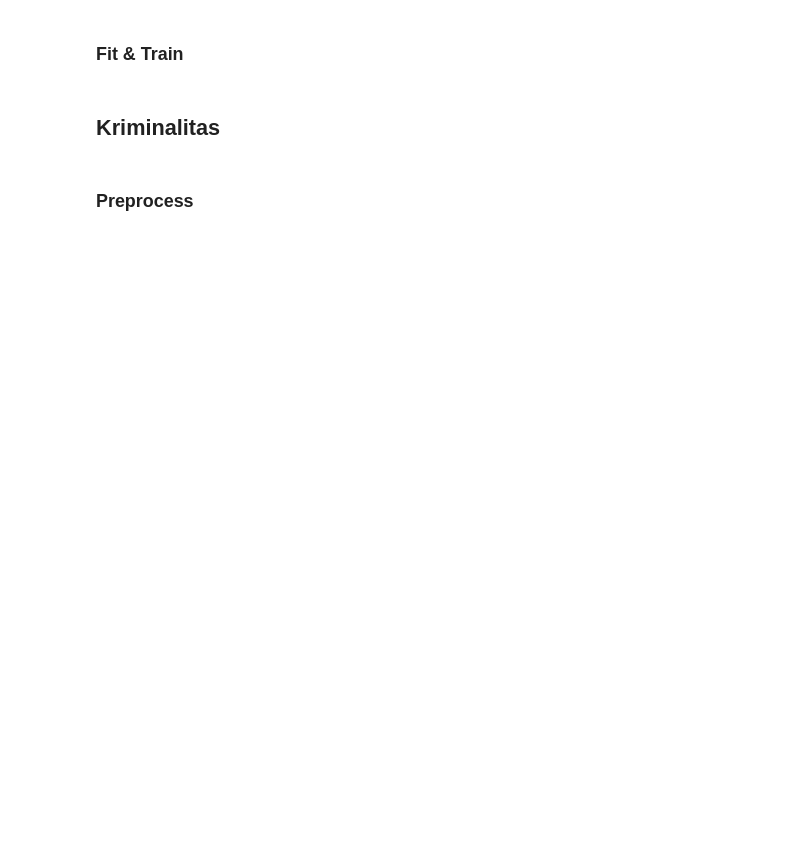
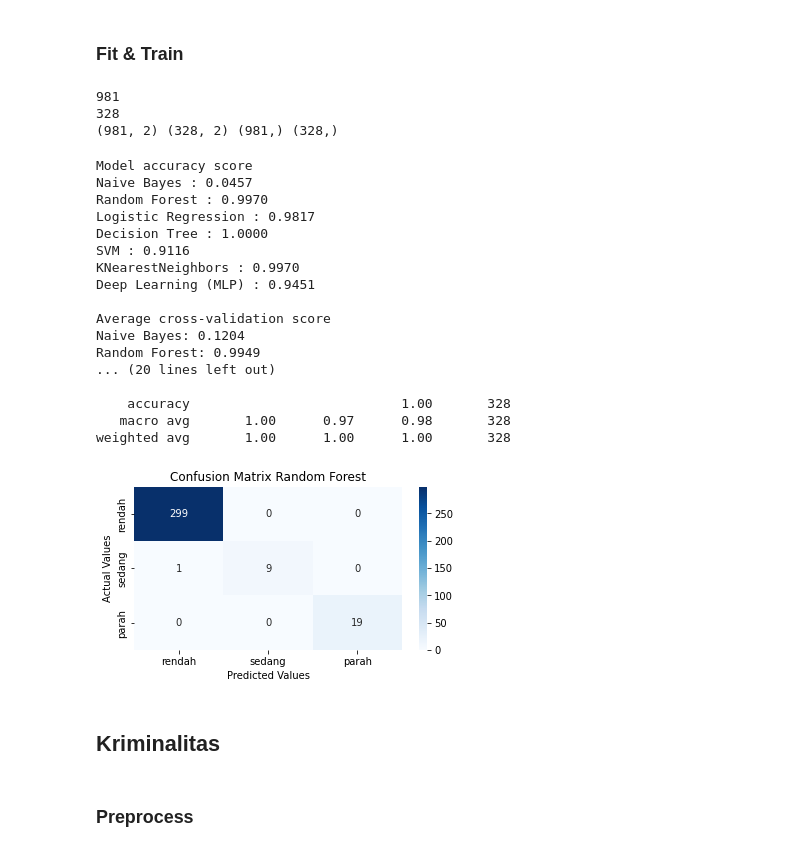
Before and after one commit to alwaysyu/PetaKabar, a Jupyter notebook: compare.ipynb, the cells around one changed output. Drawn from its saved outputs; the diff is of its cells as text; code cells hidden in the pictures; blank space fills up the shorter version.

```diff
--- a/compare.ipynb
+++ b/compare.ipynb
@@ -723,2 +735,22 @@ weighted avg       1.00      1.00      1.00       421
 # %% [markdown]
 ### Input Severity
+# %%
+def calc_kes(df):
+    keparahanValues = []
+    for i in range (0,len(df)):
+        mati=df.iloc[i,0]
+        luka=df.iloc[i,1]
+
+        keparahan = 1
+
+        if mati>=4 or luka>=11:
+            keparahan = 2
+
+        if mati>10 or luka>25:
+            keparahan = 3
+
+        keparahanValues.append(keparahan)
+    return keparahanValues
+# %%
+cls_old_kesehatan['keparahannew']=calc_kes(cls_old_kesehatan)
+cls_old_kesehatan.head()
@@ -725,5 +764,42 @@ weighted avg       1.00      1.00      1.00       421
 # %% [markdown]
 ### Fit & Train
+# %%
+X = cls_old_kesehatan.drop(['keparahannew'], axis=1)
+y = cls_old_kesehatan['keparahannew']
+# %%
+# Split X and y into training and testing sets
+
+from sklearn.model_selection import train_test_split
+
+X_train, X_test, y_train, y_test = train_test_split(X, y, test_size = 0.25, random_state = 0)
+print(len(X_train))
+print(len(X_test))
+print(X_train.shape, X_test.shape, y_train.shape, y_test.shape)
+# %% [output]
+981
+328
+(981, 2) (328, 2) (981,) (328,)
+# %%
+compare_cls(X_train, X_test, y_train, y_test)
+# %% [output]
+Model accuracy score
+Naive Bayes : 0.0457
+Random Forest : 0.9970
+Logistic Regression : 0.9817
+Decision Tree : 1.0000
+SVM : 0.9116
+KNearestNeighbors : 0.9970
+Deep Learning (MLP) : 0.9451
+
+Average cross-validation score
+Naive Bayes: 0.1204
+Random Forest: 0.9949
+... (20 lines left out)
+
+    accuracy                           1.00       328
+   macro avg       1.00      0.97      0.98       328
+weighted avg       1.00      1.00      1.00       328
+[figure, added]
 # %% [markdown]
 ## Kriminalitas
 # %% [markdown]
```
Also changed, not shown: parts of 18 cells of this notebook.
